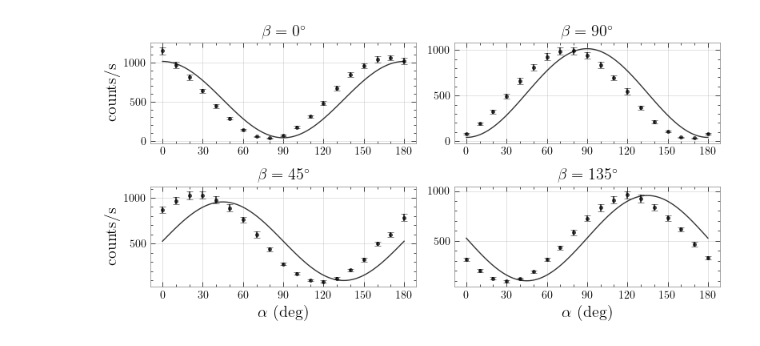
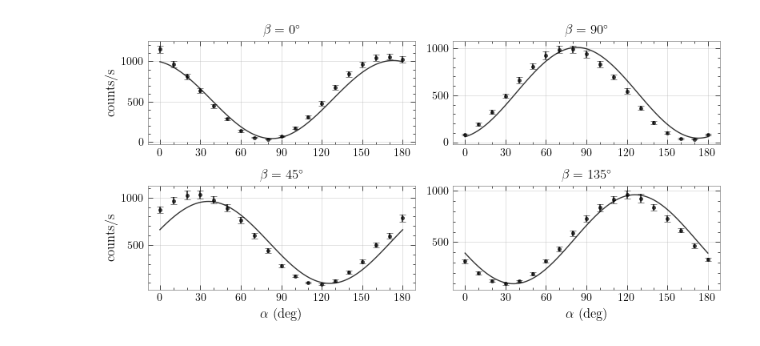
Before and after one commit to lzawbrito/quantum-optics, a Jupyter notebook: analysis.ipynb, the cells around one changed output. Cells and saved outputs as stored; diff of their text form; code cells hidden in the pictures.

```diff
--- a/analysis.ipynb
+++ b/analysis.ipynb
@@ -46,32 +46,32 @@ for i in range(np.shape(beta_grid)[0]):
 
         ax[i, j].errorbar(alphas, means[k, :], yerr=stds[k, :],
                     fmt='o',
                     ms=3,
                     alpha=0.7,
                     capsize=3,
                     color='black')
 
-        ax[i, j].plot(acont, counts(np.pi * acont / 180, np.pi * (betas[k])/180, A=1950, C=40, thetal=np.pi/4, phim=0.5),
+        ax[i, j].plot(acont, counts(np.pi * (acont) / 180, np.pi * (betas[k] - 8)/180, A=1950, C=40, thetal=np.pi/4, phim=0.5),
                 linewidth=1, color='black',
                 alpha=0.8)
         # NOTE either alpha or beta is off by about 12 deg (6 on the half waveplate),
         # or some combination of the two
 
         ax[i, j].set_title(f'$\\beta = {betas[k]}^\\circ$')
         ax[i, j].xaxis.set_major_locator(ticker.MultipleLocator(30))
         ax[i, j].xaxis.set_minor_locator(ticker.MultipleLocator(10))
 
         ax[i, j].yaxis.set_major_locator(ticker.MultipleLocator(500))
         ax[i, j].yaxis.set_minor_locator(ticker.MultipleLocator(100))
 
         if j == 0:
             ax[i, j].set_ylabel('counts/s')
 
         if i == 1:
             ax[i, j].set_xlabel('$\\alpha$ (deg)')
 
 plt.tight_layout()
 plt.savefig('./fig/acquisition.pdf')
 plt.savefig('./fig/acquisition.png')
 # %% [output]
-[figure, old version]
+[figure, new version]
```
Also changed, not shown: 19 other files.
